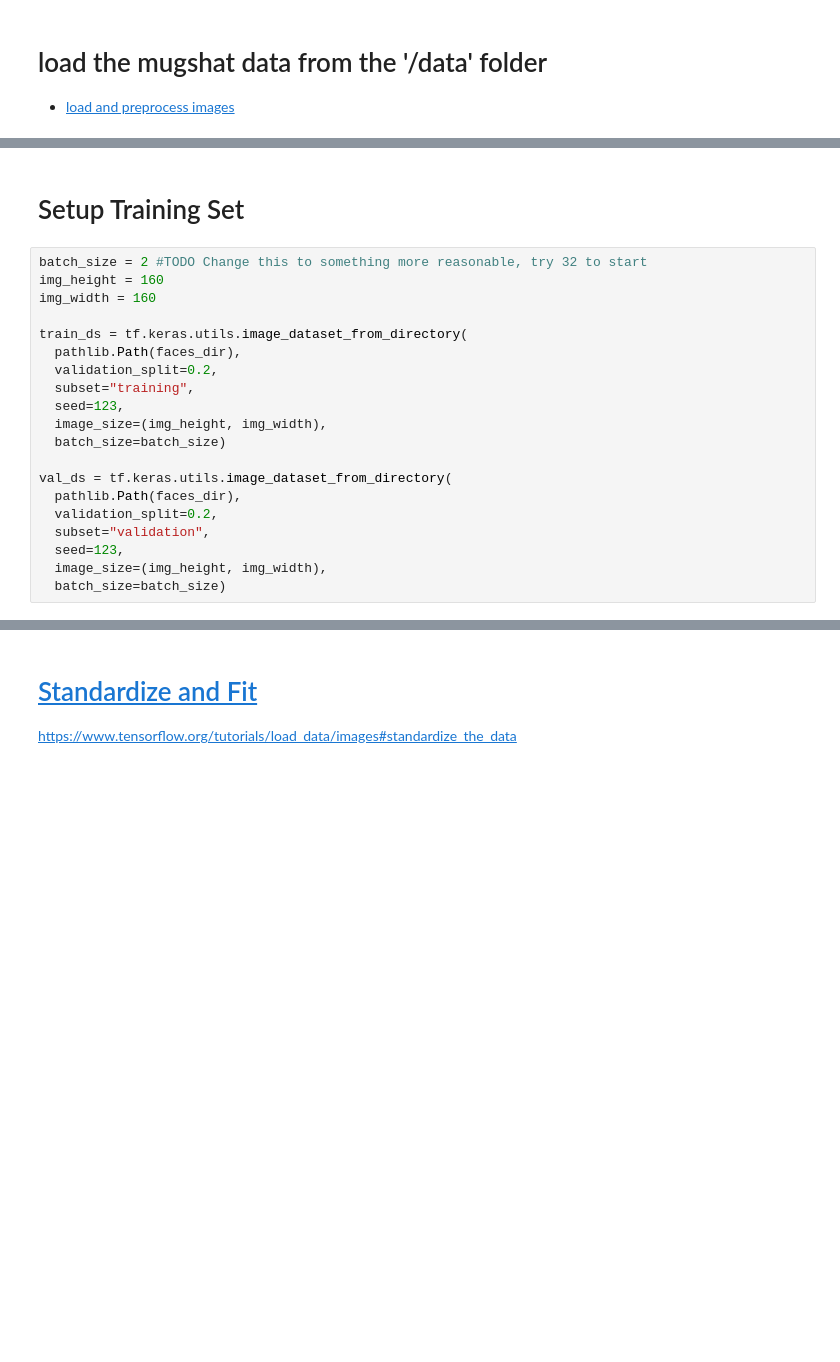
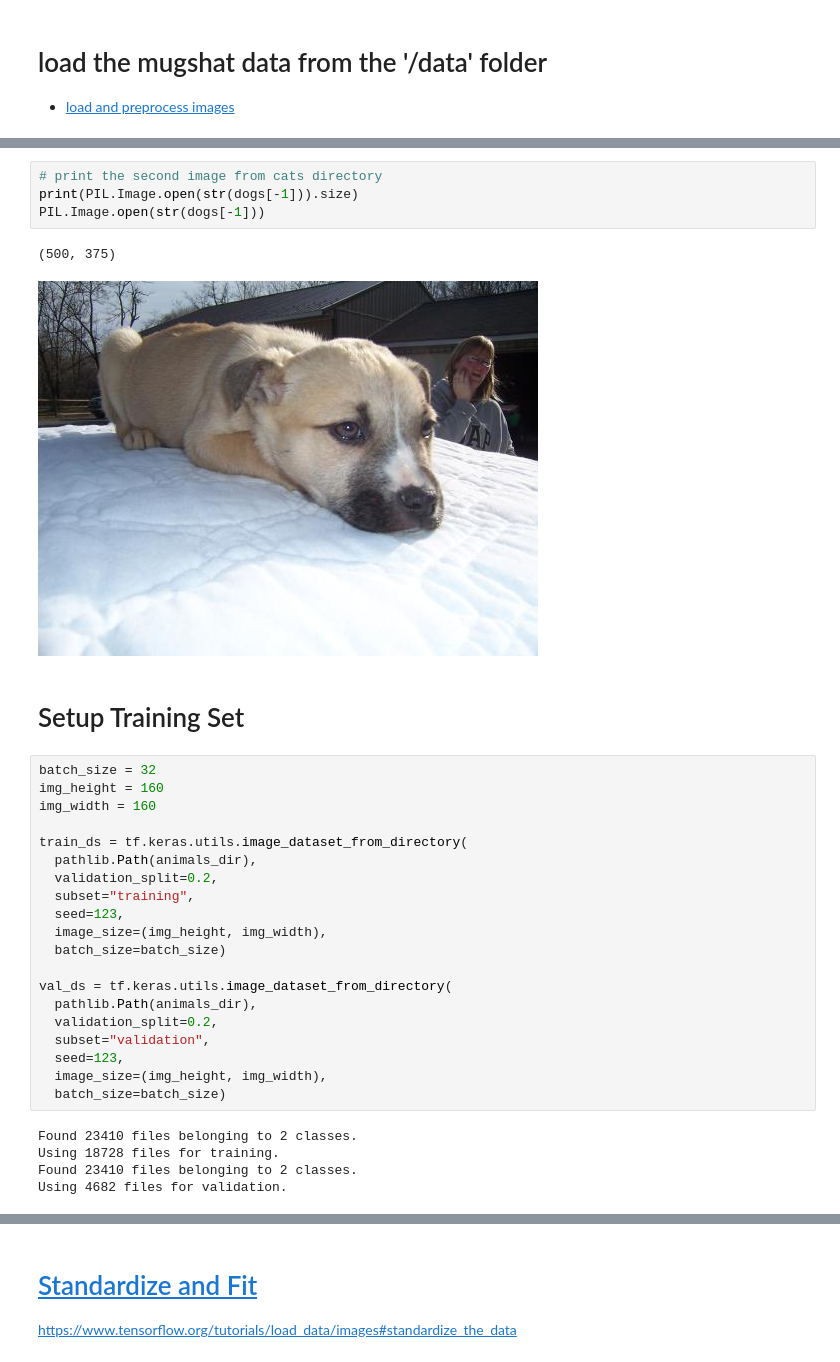
Before and after one commit to PhilipNirushan/CatsVsDogsClassifier, a Jupyter notebook: training_notebooks/cats_vs_dogs_classification.ipynb, the cells around one changed output, grey strips where cells are left out. Drawn from its saved outputs; the diff is of its cells as text; blank space fills up the shorter version.

Commit message:
Modified my training notebook - completed load and preprocessing dataset

```diff
--- a/training_notebooks/cats_vs_dogs_classification.ipynb
+++ b/training_notebooks/cats_vs_dogs_classification.ipynb
@@ -172,12 +184,19 @@ PIL.Image.open(str(mugshots[0]))
+# %%
+# print the second image from cats directory
+print(PIL.Image.open(str(dogs[-1])).size)
+PIL.Image.open(str(dogs[-1]))
+# %% [output]
+(500, 375)
+[figure, added]
 # %% [markdown]
 # Setup Training Set
 # %%
-batch_size = 2 #TODO Change this to something more reasonable, try 32 to start
+batch_size = 32
 img_height = 160
 img_width = 160
 
 train_ds = tf.keras.utils.image_dataset_from_directory(
-  pathlib.Path(faces_dir),
+  pathlib.Path(animals_dir),
   validation_split=0.2,
   subset="training",
   seed=123,
@@ -185,12 +204,17 @@ train_ds = tf.keras.utils.image_dataset_from_directory(
   batch_size=batch_size)
 
 val_ds = tf.keras.utils.image_dataset_from_directory(
-  pathlib.Path(faces_dir),
+  pathlib.Path(animals_dir),
   validation_split=0.2,
   subset="validation",
   seed=123,
   image_size=(img_height, img_width),
   batch_size=batch_size)
+# %% [output]
+Found 23410 files belonging to 2 classes.
+Using 18728 files for training.
+Found 23410 files belonging to 2 classes.
+Using 4682 files for validation.
 # %%
 class_names = train_ds.class_names
 print(class_names)
```
Also changed, not shown: parts of 31 cells of this notebook.
